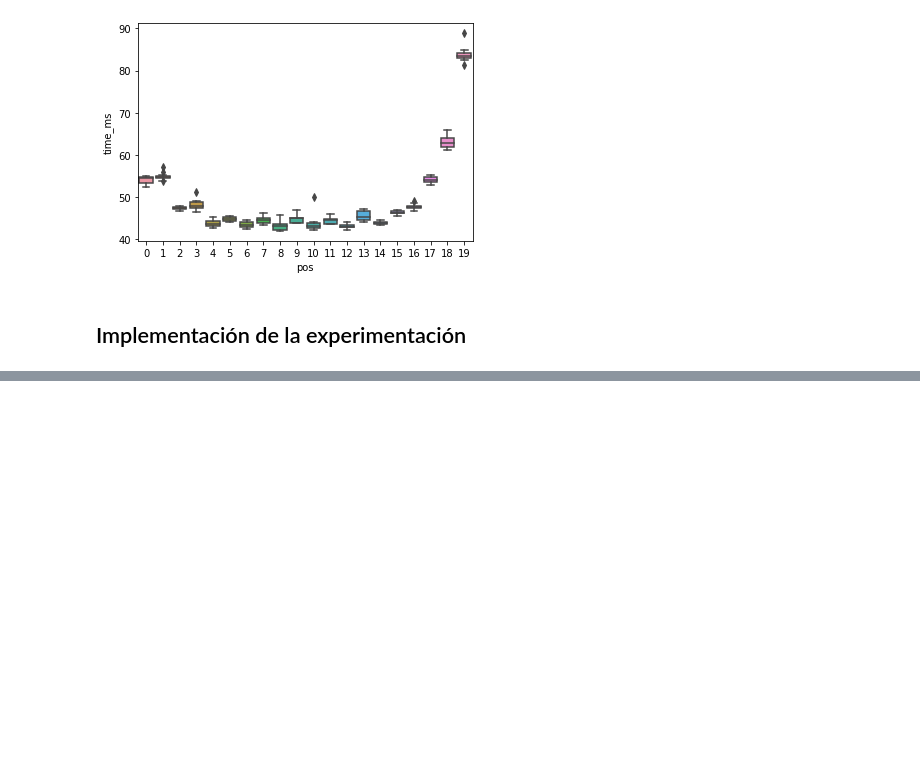
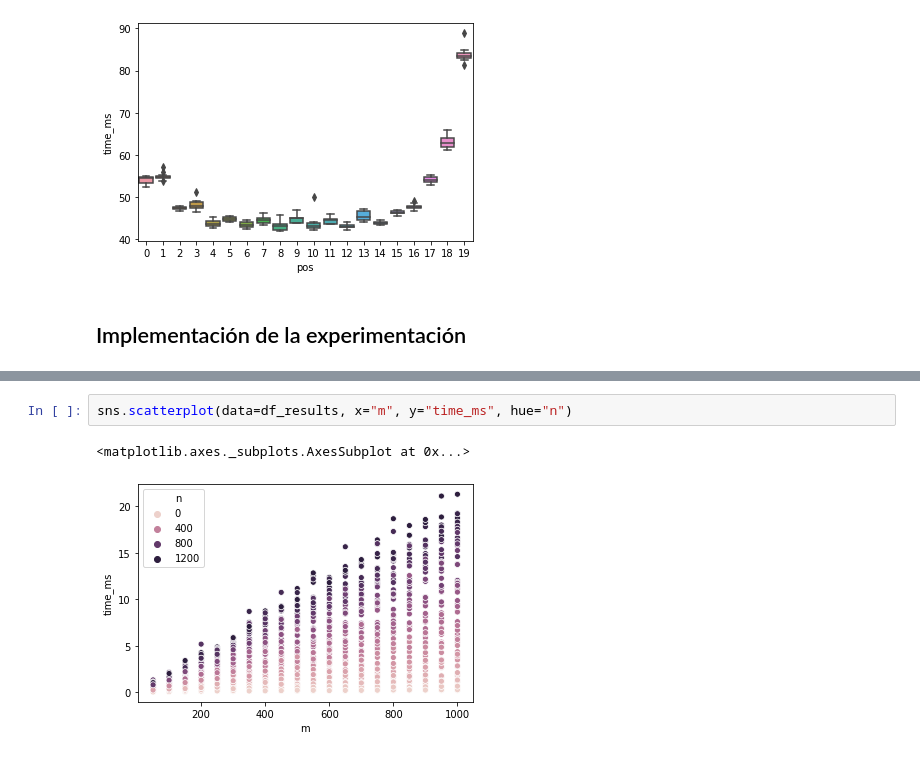
Before and after one commit to mnPanic/algo3-tp1, a Jupyter notebook: jupyter/experimentation.ipynb, the cells around one changed output, grey strips where cells are left out. Saved outputs shown, nothing was run; the diff lists cells and outputs as text; blank space fills up the shorter version.

```diff
--- a/jupyter/experimentation.ipynb
+++ b/jupyter/experimentation.ipynb
@@ -220,0 +206,5 @@ df_results.to_csv("resultados.csv")
+# %%
+sns.scatterplot(data=df_results, x="m", y="time_ms", hue="n")
+# %% [output]
+<matplotlib.axes._subplots.AxesSubplot at 0x...>
+[figure, added]
```
Also changed, not shown: parts of 17 cells of this notebook, 5 other files.
